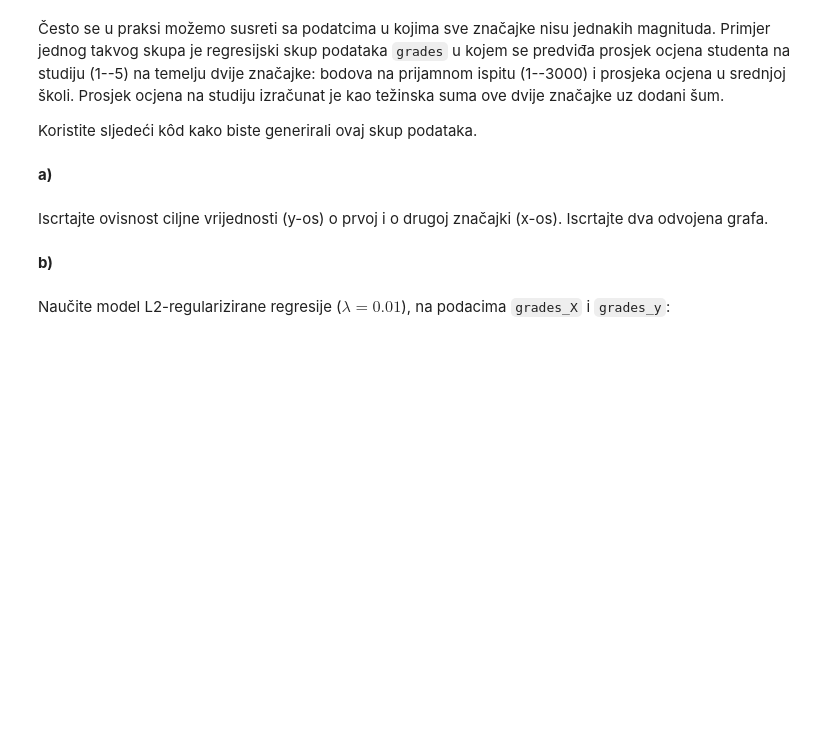
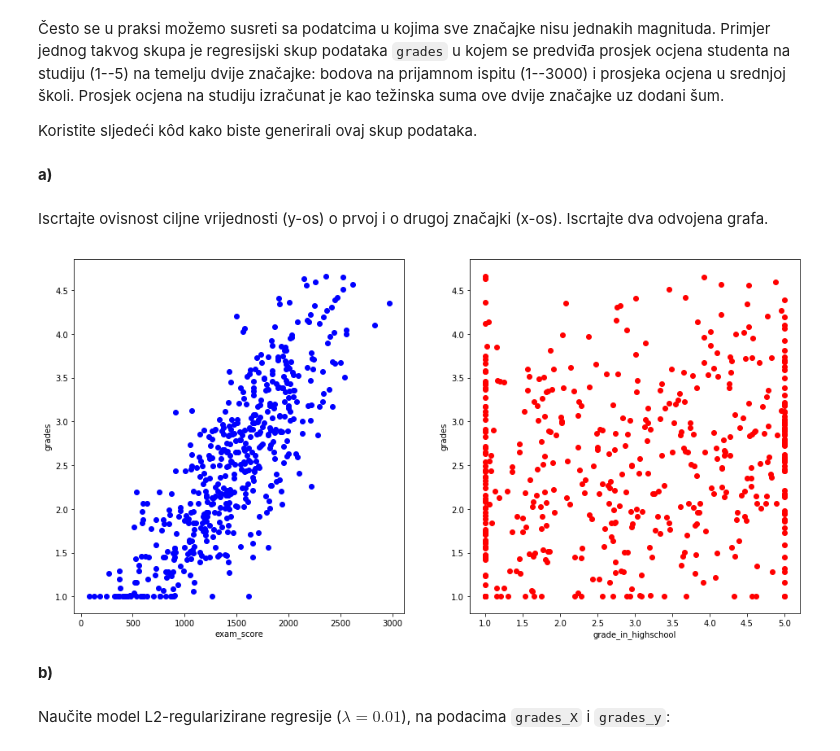
Before and after one commit to tzadro/su-lab, a Jupyter notebook: SU-2017-LAB01-Regresija.ipynb, the cells around one changed output. Saved outputs shown, nothing was run; the diff lists cells and outputs as text; code cells hidden in the pictures; blank space fills up the shorter version.

```diff
--- a/SU-2017-LAB01-Regresija.ipynb
+++ b/SU-2017-LAB01-Regresija.ipynb
@@ -679,3 +669,17 @@ Iscrtajte ovisnost ciljne vrijednosti (y-os) o prvoj i o drugoj značajki (x-os)
+# %%
+temp, plots = plt.subplots(1, 2, figsize=(16, 8))
+
+plots[0].scatter(exam_score, grades_y, c='b')
+plots[0].set_xlabel('exam_score')
+plots[0].set_ylabel('grades')
+
+plots[1].scatter(grade_in_highschool, grades_y, c='r')
+plots[1].set_xlabel('grade_in_highschool')
+plots[1].set_ylabel('grades')
+
+plt.show()
+# %% [output]
+[figure, added]
 # %% [markdown]
 **b)**
 # %% [markdown]
```
Also changed, not shown: parts of 18 cells of this notebook.
